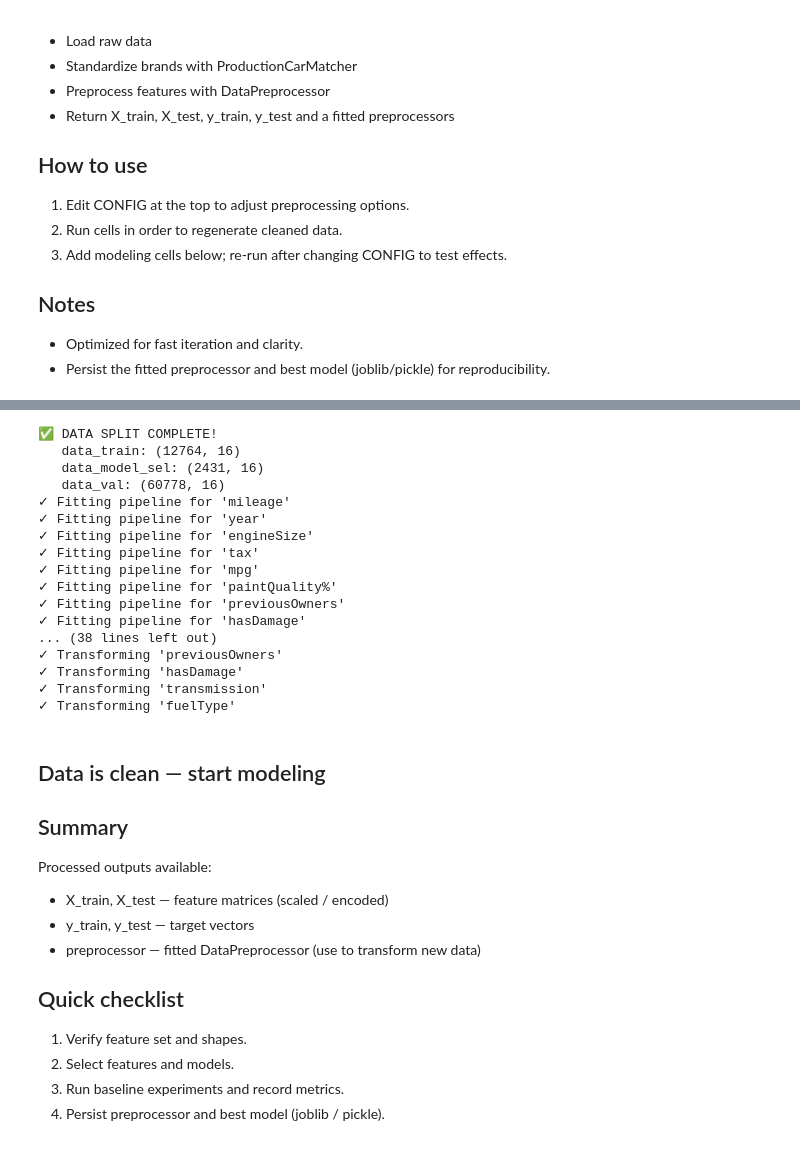
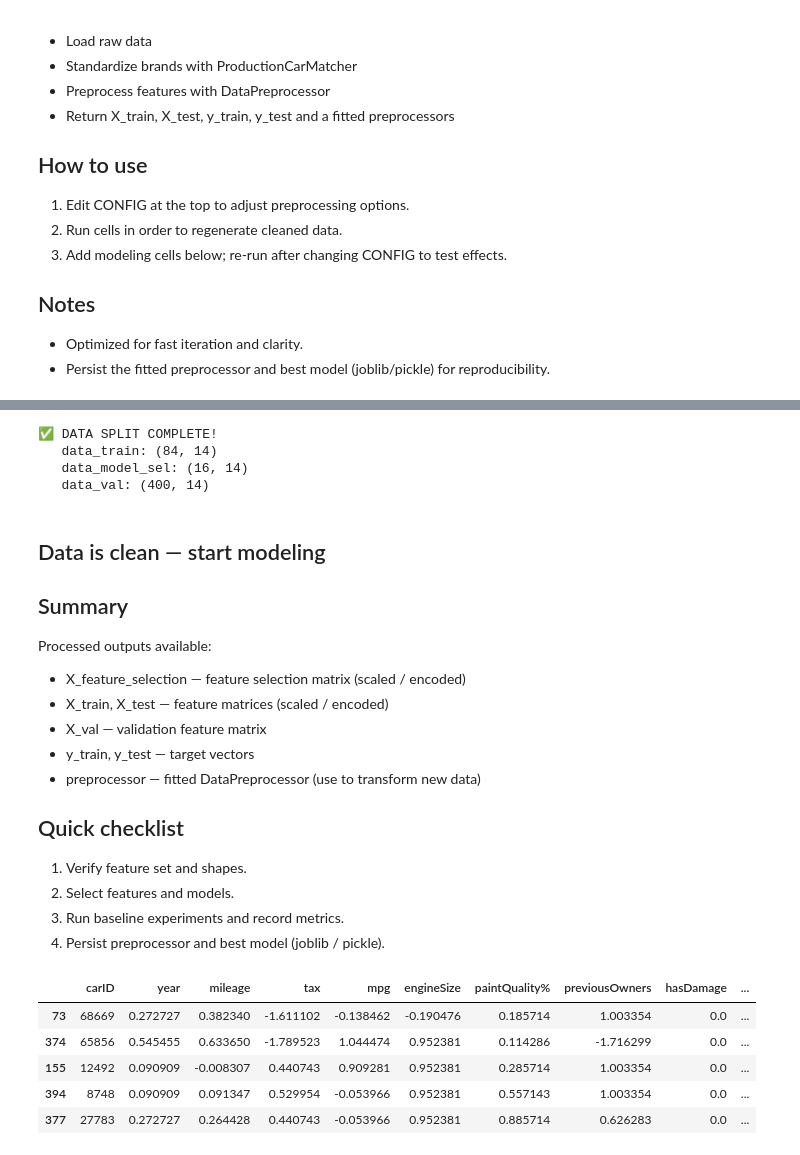
Before and after one commit to LeonardoDiCaterina/ML_group_45, a Jupyter notebook: Notebooks/ML_template.ipynb, the cells around one changed output, grey strips where cells are left out. Saved outputs shown, nothing was run; the diff lists cells and outputs as text; code cells hidden in the pictures.

```diff
--- a/Notebooks/ML_template.ipynb
+++ b/Notebooks/ML_template.ipynb
@@ -178,23 +213,28 @@ feature_configs = {
         'missing_strategy': 1,
         'scaling_method': None
     },
-    'Brand_cleaned': {
+    'clean_make': {
         'missing_strategy': 'mode',
-        'encoding_method': CONFIG['encoding_method']
+        'encoding_method': 'mean'  # use mean encoding for make in any case, regardless of CONFIG because of high cardinality
+    },
+    'clean_model': {
+        'missing_strategy': 'mode',
+        'encoding_method': 'mean', # use mean encoding for models in any case, regardless of CONFIG because of high cardinality
     },
     'transmission': {
         'missing_strategy': 'mode',
-        'encoding_method': CONFIG['encoding_method']
+        'encoding_method': CONFIG['encoding_method'],
+
     },
     'fuelType': {
         'missing_strategy': 'mode',
-        'encoding_method': CONFIG['encoding_method']
+        'encoding_method': CONFIG['encoding_method'],
     }
 }
 # %%
-data_temp = train_data.sample(frac=0.20, random_state=CONFIG['random_state'])
+data_temp = train_data.sample(frac=CONFIG['test_size'], random_state=CONFIG['random_state'])
 data_val = train_data.drop(data_temp.index)
-data_model_sel = data_temp.sample(frac=0.16, random_state=CONFIG['random_state'])
+data_model_sel = data_temp.sample(frac=CONFIG['feature_selection_size'] , random_state=CONFIG['random_state'])
 data_train = data_temp.drop(data_model_sel.index)
 
 print(f"\n✅ DATA SPLIT COMPLETE!")
@@ -203,7 +243,7 @@ print(f"   data_model_sel: {data_model_sel.shape}")
 print(f"   data_val: {data_val.shape}")
 
 # fit_transform training data and transform feature selection and validation data
-preprocessor = DataPreprocessor(target_column='price')
+preprocessor = DataPreprocessor(target_column=CONFIG['target_column'])
 
 
 for feature, feature_config in feature_configs.items():
@@ -211,37 +251,25 @@ for feature, feature_config in feature_configs.items():
         preprocessor.add_feature_pipeline(feature, **feature_config)
 
 X_train, y_train = preprocessor.fit_transform(data_train)
-X_model_sel, y__model_sel = preprocessor.transform(data_model_sel)
+X_model_sel, y_model_sel = preprocessor.transform(data_model_sel)
 X_val, y_val = preprocessor.transform(data_val)
 X_test, y_test = preprocessor.transform(train_data)
 
-del train_data  # free memory
 del data_temp  # free memory
 # %% [output]
 ✅ DATA SPLIT COMPLETE!
-   data_train: (12764, 16)
-   data_model_sel: (2431, 16)
-   data_val: (60778, 16)
-✓ Fitting pipeline for 'mileage'
-✓ Fitting pipeline for 'year'
-✓ Fitting pipeline for 'engineSize'
-✓ Fitting pipeline for 'tax'
-✓ Fitting pipeline for 'mpg'
-✓ Fitting pipeline for 'paintQuality%'
-✓ Fitting pipeline for 'previousOwners'
-✓ Fitting pipeline for 'hasDamage'
-... (38 lines left out)
-✓ Transforming 'previousOwners'
-✓ Transforming 'hasDamage'
-✓ Transforming 'transmission'
-✓ Transforming 'fuelType'
+   data_train: (84, 14)
+   data_model_sel: (16, 14)
+   data_val: (400, 14)
 # %% [markdown]
 ## Data is clean — start modeling
 
 Summary
 -------
 Processed outputs available:
+- X_feature_selection — feature selection matrix (scaled / encoded)
 - X_train, X_test — feature matrices (scaled / encoded)
+- X_val — validation feature matrix
 - y_train, y_test — target vectors
 - preprocessor — fitted DataPreprocessor (use to transform new data)
 
@@ -251,3 +279,12 @@ Quick checklist
 2. Select features and models.
 3. Run baseline experiments and record metrics.
 4. Persist preprocessor and best model (joblib / pickle).
+# %%
+X_train.head()
+# %% [output]
+|  | carID | year | mileage | tax | mpg | engineSize | paintQuality% | previousOwners | hasDamage | ... |
+| 73 | 68669 | 0.272727 | 0.382340 | -1.611102 | -0.138462 | -0.190476 | 0.185714 | 1.003354 | 0.0 | ... |
+| 374 | 65856 | 0.545455 | 0.633650 | -1.789523 | 1.044474 | 0.952381 | 0.114286 | -1.716299 | 0.0 | ... |
+| 155 | 12492 | 0.090909 | -0.008307 | 0.440743 | 0.909281 | 0.952381 | 0.285714 | 1.003354 | 0.0 | ... |
+| 394 | 8748 | 0.090909 | 0.091347 | 0.529954 | -0.053966 | 0.952381 | 0.557143 | 1.003354 | 0.0 | ... |
+| 377 | 27783 | 0.272727 | 0.264428 | 0.440743 | -0.053966 | 0.952381 | 0.885714 | 0.626283 | 0.0 | ... |
```
Also changed, not shown: parts of 11 cells of this notebook, 4 other files.
